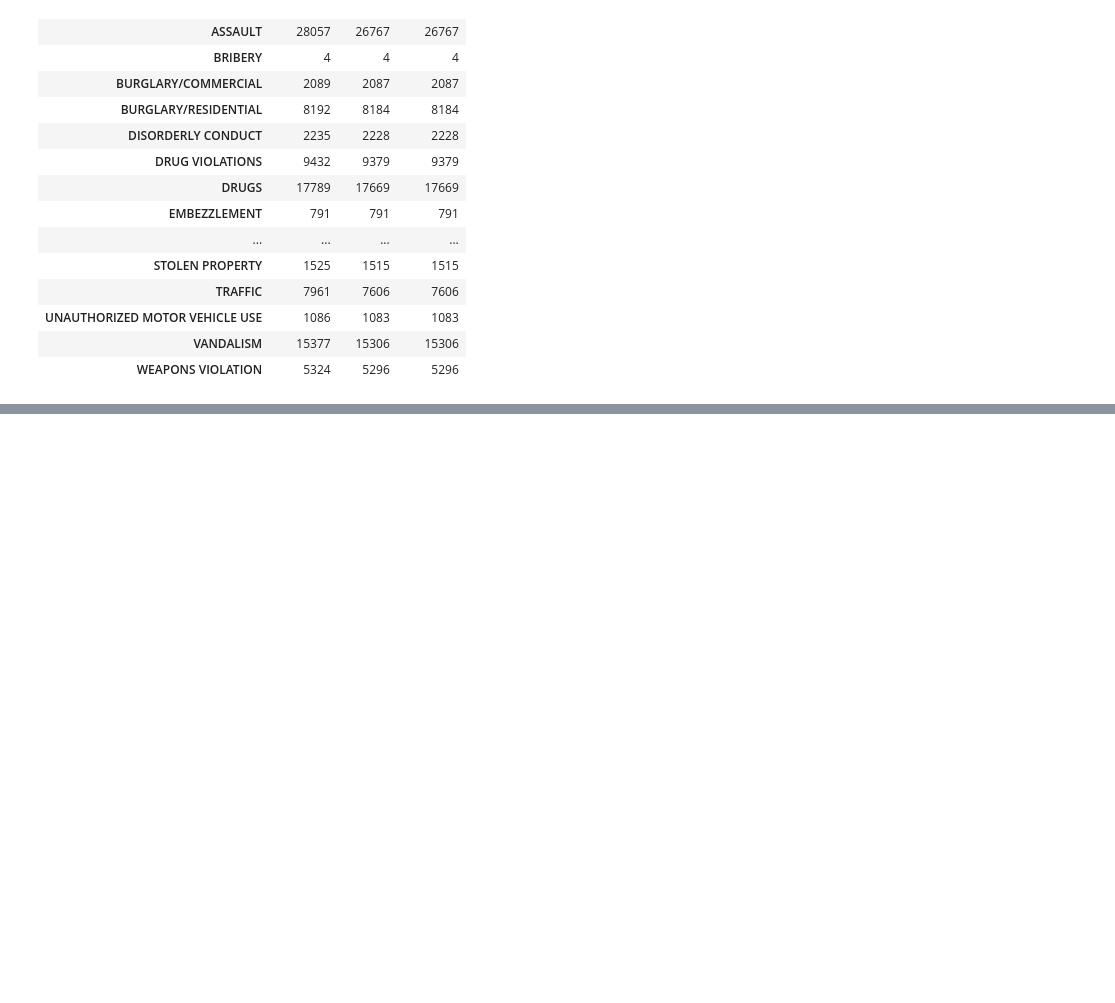
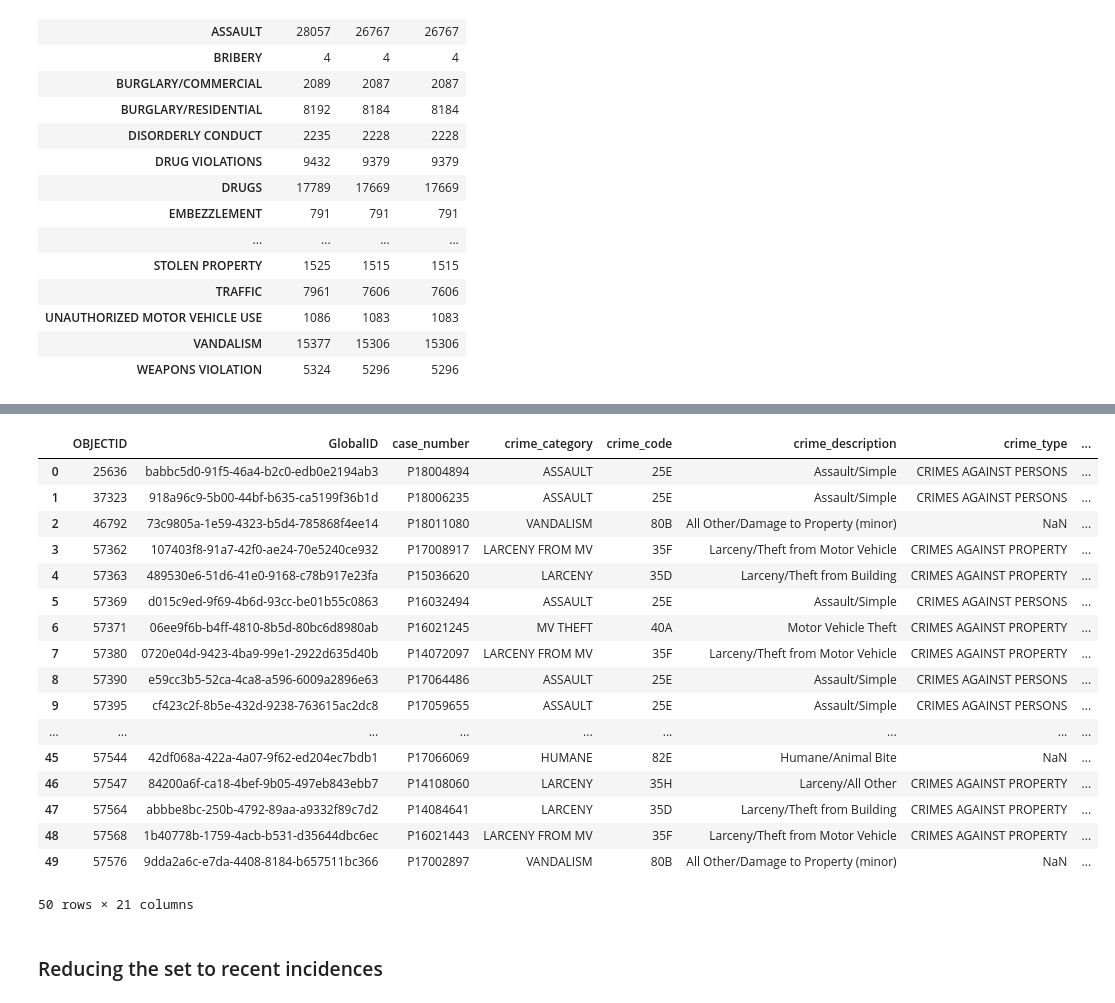
Before and after one commit to Brian1949/Coursera_Capstone, a Jupyter notebook: Applied DS Capstone.ipynb, the cells around one changed output, grey strips where cells are left out. Saved outputs shown, nothing was run; the diff lists cells and outputs as text; code cells hidden in the pictures; blank space fills up the shorter version.

```diff
--- a/Applied DS Capstone.ipynb
+++ b/Applied DS Capstone.ipynb
@@ -71,0 +130,23 @@ data.groupby('crime_category').count()[['OBJECTID', 'latitude', 'longitude']]
+# %%
+crime_data.head(50)
+# %% [output]
+|  | OBJECTID | GlobalID | case_number | crime_category | crime_code | crime_description | crime_type | ... |
+| 0 | 25636 | babbc5d0-91f5-46a4-b2c0-edb0e2194ab3 | P18004894 | ASSAULT | 25E | Assault/Simple | CRIMES AGAINST PERSONS | ... |
+| 1 | 37323 | 918a96c9-5b00-44bf-b635-ca5199f36b1d | P18006235 | ASSAULT | 25E | Assault/Simple | CRIMES AGAINST PERSONS | ... |
+| 2 | 46792 | 73c9805a-1e59-4323-b5d4-785868f4ee14 | P18011080 | VANDALISM | 80B | All Other/Damage to Property (minor) | NaN | ... |
+| 3 | 57362 | 107403f8-91a7-42f0-ae24-70e5240ce932 | P17008917 | LARCENY FROM MV | 35F | Larceny/Theft from Motor Vehicle | CRIMES AGAINST PROPERTY | ... |
+| 4 | 57363 | 489530e6-51d6-41e0-9168-c78b917e23fa | P15036620 | LARCENY | 35D | Larceny/Theft from Building | CRIMES AGAINST PROPERTY | ... |
+| 5 | 57369 | d015c9ed-9f69-4b6d-93cc-be01b55c0863 | P16032494 | ASSAULT | 25E | Assault/Simple | CRIMES AGAINST PERSONS | ... |
+| 6 | 57371 | 06ee9f6b-b4ff-4810-8b5d-80bc6d8980ab | P16021245 | MV THEFT | 40A | Motor Vehicle Theft | CRIMES AGAINST PROPERTY | ... |
+| 7 | 57380 | 0720e04d-9423-4ba9-99e1-2922d635d40b | P14072097 | LARCENY FROM MV | 35F | Larceny/Theft from Motor Vehicle | CRIMES AGAINST PROPERTY | ... |
+| 8 | 57390 | e59cc3b5-52ca-4ca8-a596-6009a2896e63 | P17064486 | ASSAULT | 25E | Assault/Simple | CRIMES AGAINST PERSONS | ... |
+| 9 | 57395 | cf423c2f-8b5e-432d-9238-763615ac2dc8 | P17059655 | ASSAULT | 25E | Assault/Simple | CRIMES AGAINST PERSONS | ... |
+| ... | ... | ... | ... | ... | ... | ... | ... | ... |
+| 45 | 57544 | 42df068a-422a-4a07-9f62-ed204ec7bdb1 | P17066069 | HUMANE | 82E | Humane/Animal Bite | NaN | ... |
+| 46 | 57547 | 84200a6f-ca18-4bef-9b05-497eb843ebb7 | P14108060 | LARCENY | 35H | Larceny/All Other | CRIMES AGAINST PROPERTY | ... |
+| 47 | 57564 | abbbe8bc-250b-4792-89aa-a9332f89c7d2 | P14084641 | LARCENY | 35D | Larceny/Theft from Building | CRIMES AGAINST PROPERTY | ... |
+| 48 | 57568 | 1b40778b-1759-4acb-b531-d35644dbc6ec | P16021443 | LARCENY FROM MV | 35F | Larceny/Theft from Motor Vehicle | CRIMES AGAINST PROPERTY | ... |
+| 49 | 57576 | 9dda2a6c-e7da-4408-8184-b657511bc366 | P17002897 | VANDALISM | 80B | All Other/Damage to Property (minor) | NaN | ... |
+50 rows × 21 columns
+# %% [markdown]
+### Reducing the set to recent incidences
```
Also changed, not shown: parts of 47 cells of this notebook, 1 other file.
